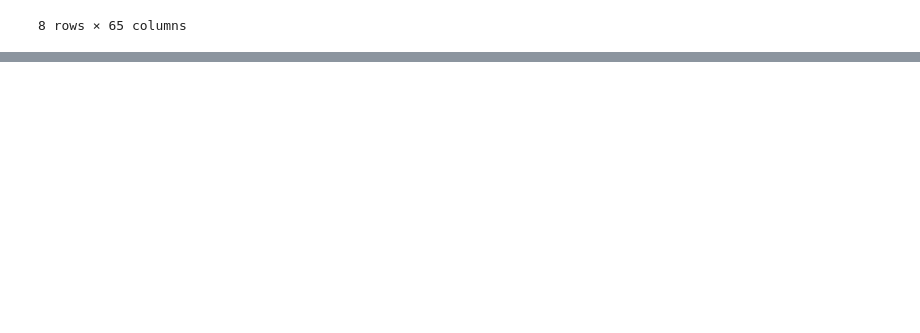
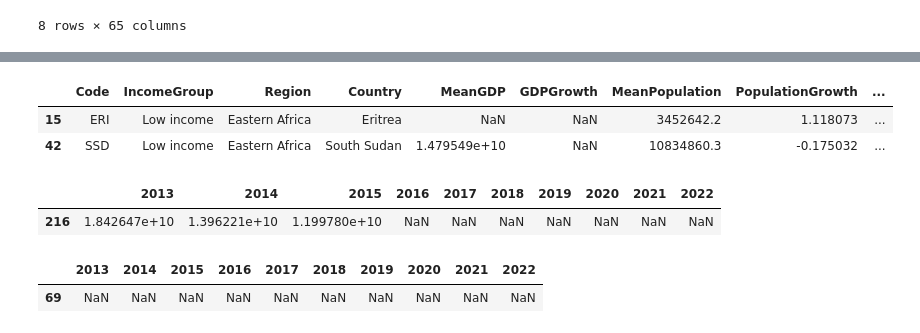
Before and after one commit to cyrilmichino/africa-gdp-visualisation, a Jupyter notebook: notebook.ipynb, the cells around one changed output, grey strips where cells are left out. Cells and saved outputs as stored; diff of their text form; code cells hidden in the pictures; blank space fills up the shorter version.

```diff
--- a/notebook.ipynb
+++ b/notebook.ipynb
@@ -120,0 +149,19 @@ data.head()
+# %%
+## Explore the data for the observations with missing values
+data[data['GDPGrowth'].isnull()==True]
+# %% [output]
+|  | Code | IncomeGroup | Region | Country | MeanGDP | GDPGrowth | MeanPopulation | PopulationGrowth | ... |
+| 15 | ERI | Low income | Eastern Africa | Eritrea | NaN | NaN | 3452642.2 | 1.118073 | ... |
+| 42 | SSD | Low income | Eastern Africa | South Sudan | 1.479549e+10 | NaN | 10834860.3 | -0.175032 | ... |
+# %%
+## Let us query the original GDP data for South Sudan to understand these missing entries better
+gdp[year_cols][gdp.Code == 'SSD']
+# %% [output]
+|  | 2013 | 2014 | 2015 | 2016 | 2017 | 2018 | 2019 | 2020 | 2021 | 2022 |
+| 216 | 1.842647e+10 | 1.396221e+10 | 1.199780e+10 | NaN | NaN | NaN | NaN | NaN | NaN | NaN |
+# %%
+## Let us query the original GDP data for Eritrea to understand these missing entries better
+gdp[year_cols][gdp.Code == 'ERI']
+# %% [output]
+|  | 2013 | 2014 | 2015 | 2016 | 2017 | 2018 | 2019 | 2020 | 2021 | 2022 |
+| 69 | NaN | NaN | NaN | NaN | NaN | NaN | NaN | NaN | NaN | NaN |
```
Also changed, not shown: parts of 6 cells of this notebook.
